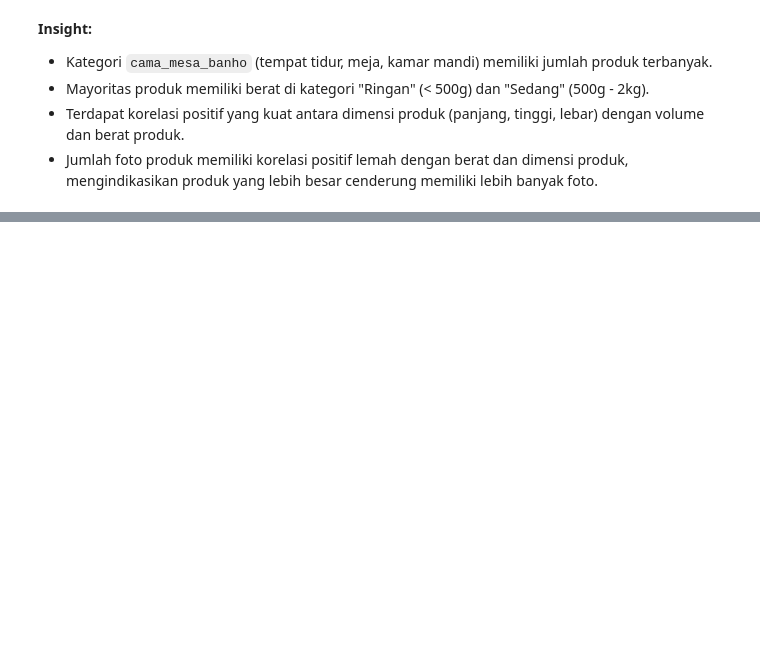
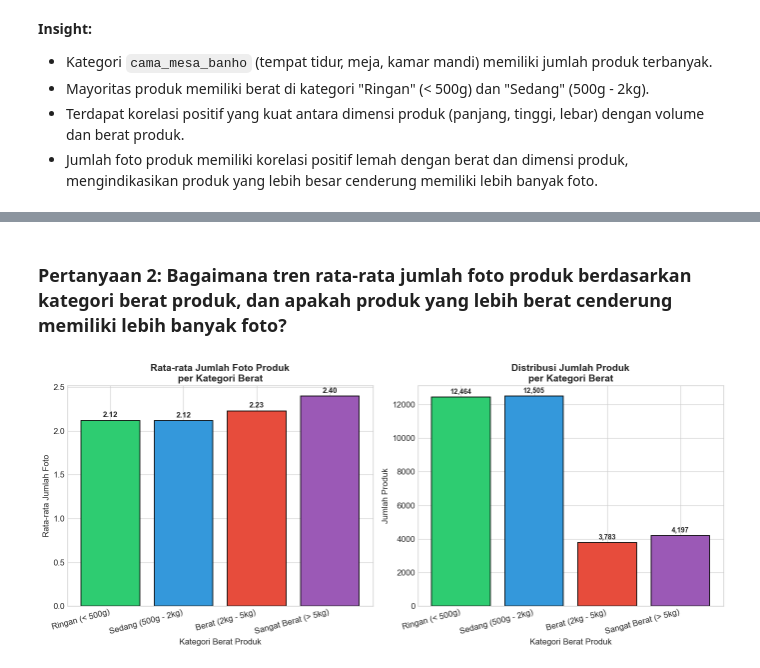
Before and after one commit to 2200018178-FIRIZKI/Analisis-Data-products-dataset, a Jupyter notebook: Copy_of_Proyek_Analisis_Data.ipynb, the cells around one changed output, grey strips where cells are left out. Drawn from its saved outputs; the diff is of its cells as text; code cells hidden in the pictures; blank space fills up the shorter version.

```diff
--- a/Copy_of_Proyek_Analisis_Data.ipynb
+++ b/Copy_of_Proyek_Analisis_Data.ipynb
@@ -466,0 +491,47 @@ Korelasi Jumlah Foto dengan:
+# %% [markdown]
+### Pertanyaan 2: Bagaimana tren rata-rata jumlah foto produk berdasarkan kategori berat produk, dan apakah produk yang lebih berat cenderung memiliki lebih banyak foto?
+# %%
+# Visualisasi 2: Rata-rata Jumlah Foto per Kategori Berat (Bar Chart)
+fig, axes = plt.subplots(1, 2, figsize=(14, 6))
+
+# Definisikan urutan kategori berat dari ringan ke berat
+weight_order = ['Ringan (< 500g)', 'Sedang (500g - 2kg)', 'Berat (2kg - 5kg)', 'Sangat Berat (> 5kg)']
+
+# 1. Bar Chart: Rata-rata Jumlah Foto per Kategori Berat
+photo_by_weight = df_clean.groupby('weight_category')['product_photos_qty'].mean()
+photo_by_weight = photo_by_weight.reindex(weight_order)
+
+colors = ['#2ecc71', '#3498db', '#e74c3c', '#9b59b6']
+bars = axes[0].bar(range(len(photo_by_weight)), photo_by_weight.values, color=colors, edgecolor='black', linewidth=1.2)
+axes[0].set_xticks(range(len(photo_by_weight)))
+axes[0].set_xticklabels(photo_by_weight.index, rotation=15, ha='right')
+axes[0].set_xlabel('Kategori Berat Produk', fontsize=12)
+axes[0].set_ylabel('Rata-rata Jumlah Foto', fontsize=12)
+axes[0].set_title('Rata-rata Jumlah Foto Produk\nper Kategori Berat', fontsize=14, fontweight='bold')
+
+# Menambahkan label nilai
+for bar, value in zip(bars, photo_by_weight.values):
+    axes[0].text(bar.get_x() + bar.get_width()/2, bar.get_height() + 0.02,
+                 f'{value:.2f}', ha='center', va='bottom', fontsize=11, fontweight='bold')
+
+# 2. Bar Chart: Jumlah Produk per Kategori Berat
+product_count_by_weight = df_clean['weight_category'].value_counts()
+product_count_by_weight = product_count_by_weight.reindex(weight_order)
+
+bars2 = axes[1].bar(range(len(product_count_by_weight)), product_count_by_weight.values, color=colors, edgecolor='black', linewidth=1.2)
+axes[1].set_xticks(range(len(product_count_by_weight)))
+axes[1].set_xticklabels(product_count_by_weight.index, rotation=15, ha='right')
+axes[1].set_xlabel('Kategori Berat Produk', fontsize=12)
+axes[1].set_ylabel('Jumlah Produk', fontsize=12)
+axes[1].set_title('Distribusi Jumlah Produk\nper Kategori Berat', fontsize=14, fontweight='bold')
+
+# Menambahkan label nilai
+for bar, value in zip(bars2, product_count_by_weight.values):
+    axes[1].text(bar.get_x() + bar.get_width()/2, bar.get_height() + 100,
+                 f'{value:,}', ha='center', va='bottom', fontsize=10, fontweight='bold')
+
+plt.tight_layout()
+plt.savefig('viz_foto_per_berat.png', dpi=150, bbox_inches='tight')
+plt.show()
+# %% [output]
+[figure, added]
```
Also changed, not shown: parts of 66 cells of this notebook, 12 other files.
